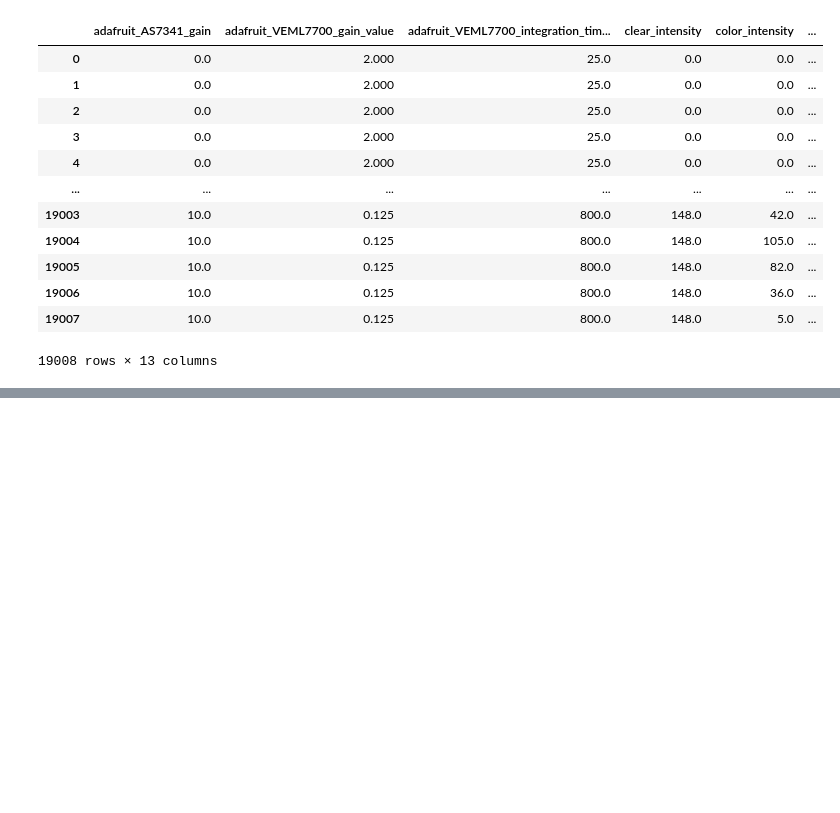
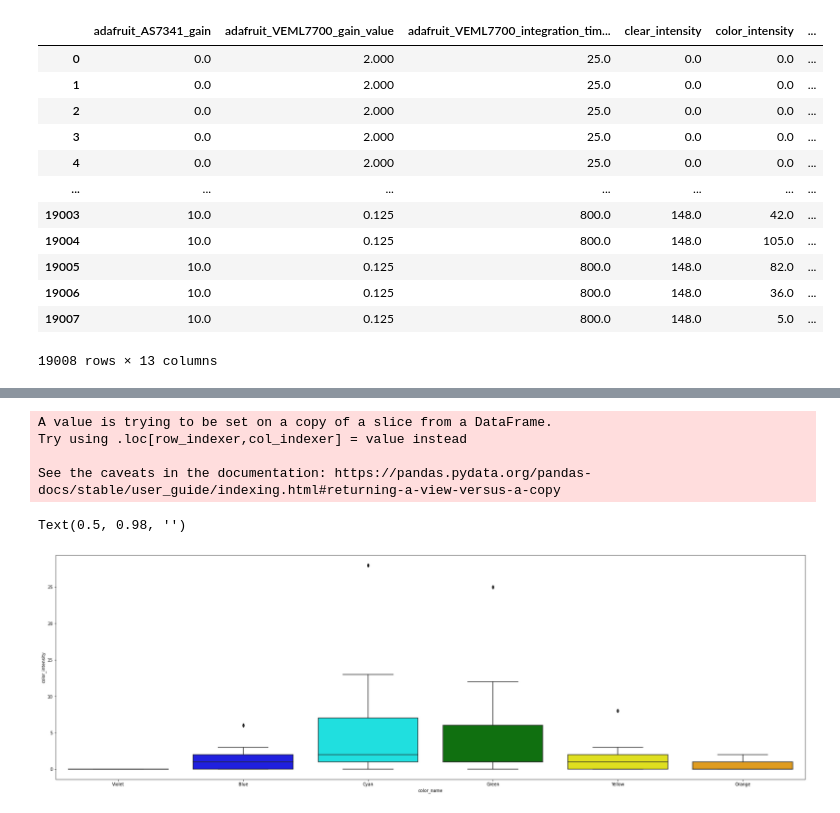
Before and after one commit to darkmatter2222/Nuclear-Battery, a Jupyter notebook: spectro_and_lux_9_colors.ipynb, the cells around one changed output, grey strips where cells are left out. Saved outputs shown, nothing was run; the diff lists cells and outputs as text; code cells hidden in the pictures; blank space fills up the shorter version.

```diff
--- a/spectro_and_lux_9_colors.ipynb
+++ b/spectro_and_lux_9_colors.ipynb
@@ -109,0 +124,27 @@ pos
+# %%
+fig, ax = plt.subplots(1, 1, figsize=(25,8), constrained_layout=True)
+plt.rcParams['axes.facecolor'] = 'white'
+new_df = pd.DataFrame()
+
+vial_color_names = df['vial_color'].unique()
+
+
+master_working_df = df[df['vial_color'] == 'green']
+spectro_color_names = df['color_name'].unique()
+
+for spectro_color_name in spectro_color_names:
+  working_df = master_working_df[(master_working_df['color_name'] == spectro_color_name)]
+  sd_df = working_df[(np.abs(stats.zscore(working_df['color_intensity'])) < 0.75)]
+  sd_df['mean_color_intensity_after_3sd'] = sum(sd_df['color_intensity']) * len(sd_df.index)
+  new_df = new_df.append(sd_df)
+
+sns.boxplot(x="color_name", y="color_intensity", data=new_df, palette=new_df['color_name'].unique())
+
+fig.suptitle('', fontsize=16)
+# %% [output]
+A value is trying to be set on a copy of a slice from a DataFrame.
+Try using .loc[row_indexer,col_indexer] = value instead
+
+See the caveats in the documentation: https://pandas.pydata.org/pandas-docs/stable/user_guide/indexing.html#returning-a-view-versus-a-copy
+Text(0.5, 0.98, '')
+[figure, added]
```
Also changed, not shown: parts of 11 cells of this notebook.
